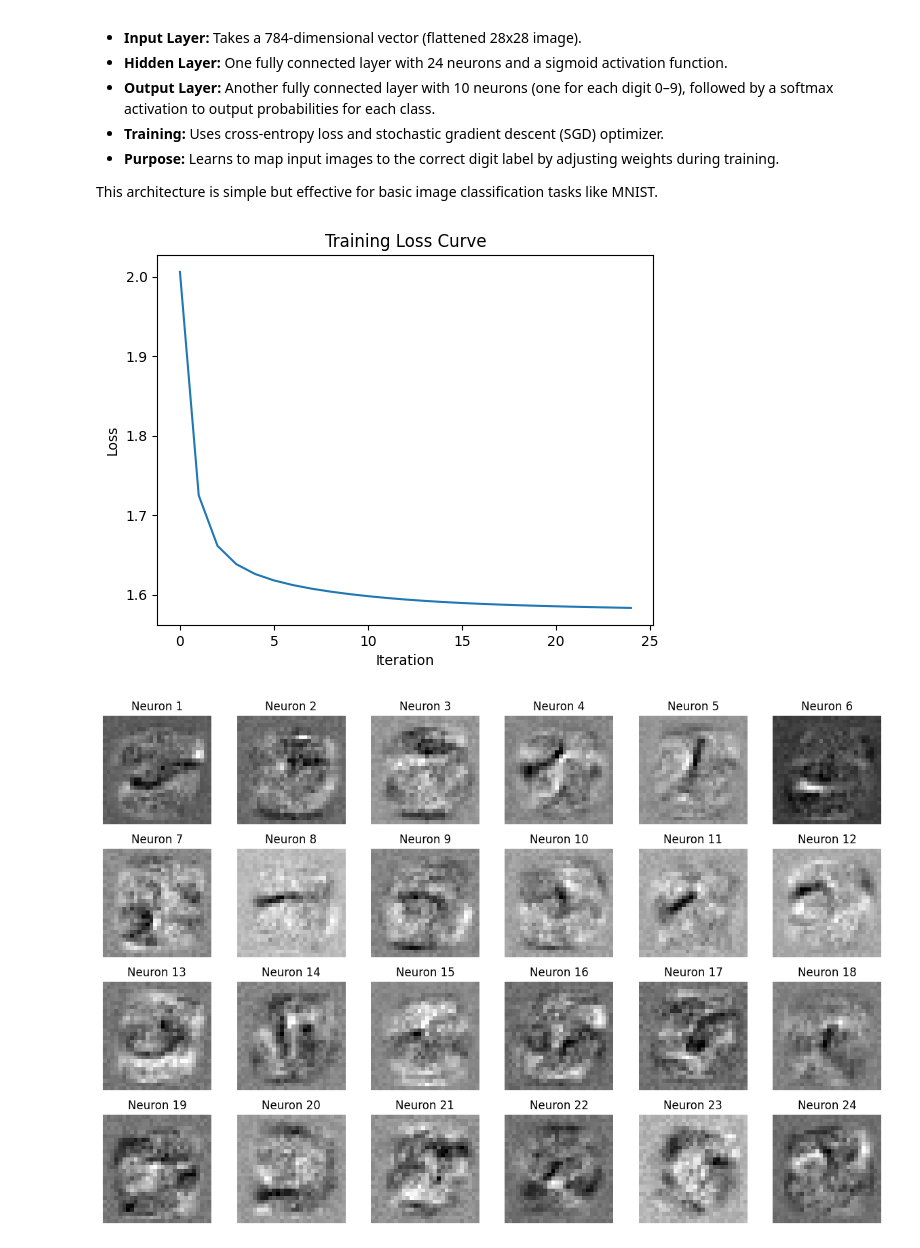
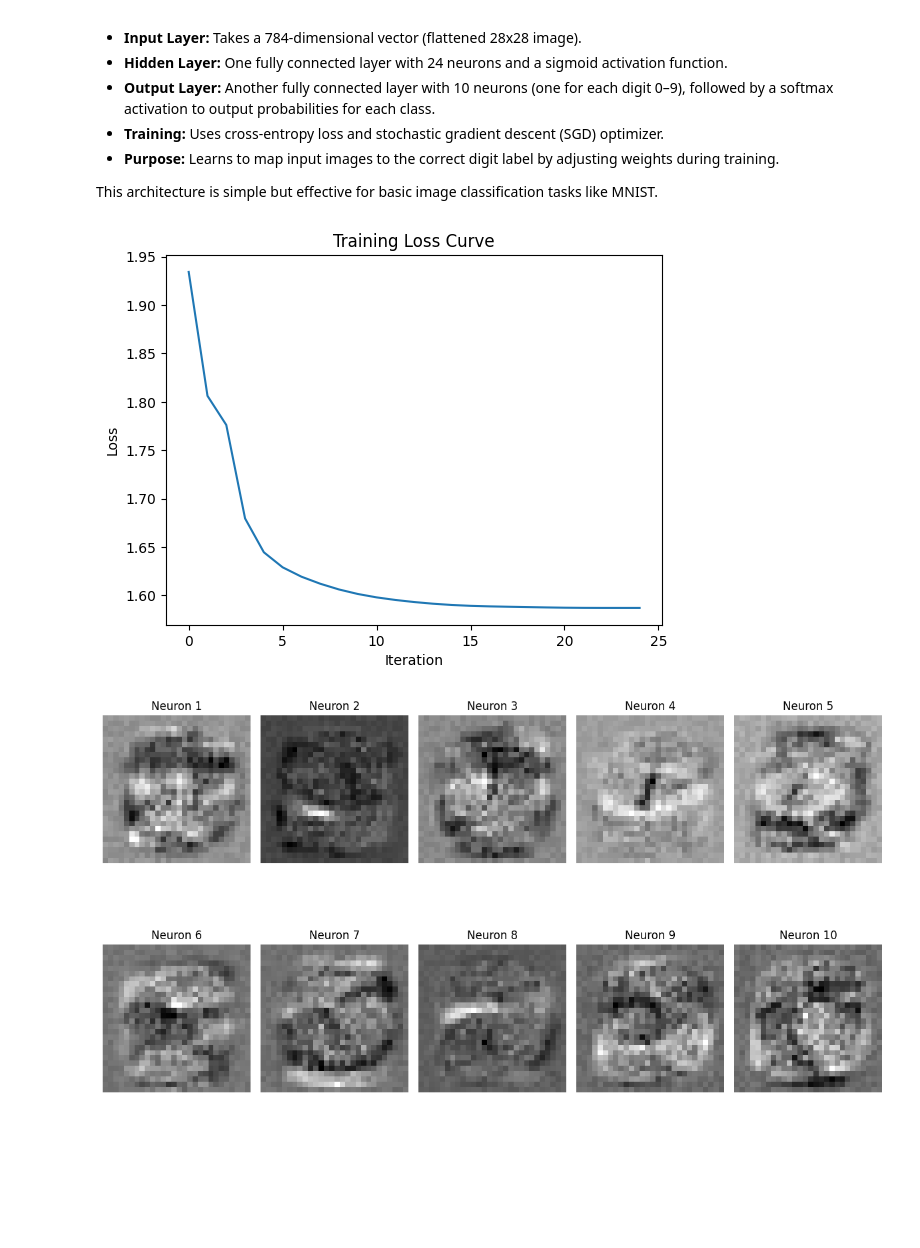
Before and after one commit to luleoli/data-sci-portfolio, a Jupyter notebook: neuralnetwork_/Aula_1.ipynb, the cells around one changed output. Saved outputs shown, nothing was run; the diff lists cells and outputs as text; code cells hidden in the pictures; blank space fills up the shorter version.

```diff
--- a/neuralnetwork_/Aula_1.ipynb
+++ b/neuralnetwork_/Aula_1.ipynb
@@ -177,9 +177,9 @@ y_test_tensor = torch.tensor(y_test, dtype=torch.int64)
 class Net(nn.Module):
     def __init__(self):
         super().__init__()
-        self.fc1 = nn.Linear(784, 24)
+        self.fc1 = nn.Linear(784, 10)
         self.sigmoid = nn.Sigmoid()
-        self.fc2 = nn.Linear(24, 10)
+        self.fc2 = nn.Linear(10, 10)
         self.softmax = nn.Softmax(dim=1)
 
         # nn.init.zeros_(self.fc1.weight)
@@ -257,17 +257,17 @@ plt.ylabel('Loss')
 plt.title('Training Loss Curve')
 plt.show()
 # %% [output]
-[figure, old version]
+[figure, new version]
 # %%
 # Visualizacao dos pesos da primeira camada
 weights = model.fc1.weight.data.numpy()
-fig, axes = plt.subplots(4, 6, figsize=(12, 8))
+fig, axes = plt.subplots(2, 5, figsize=(12, 8))
 for i, ax in enumerate(axes.flat):
-    if i < 24:
+    if i < 10:
         ax.imshow(weights[i].reshape(28, 28), cmap='gray')
         ax.set_title(f'Neuron {i+1}')
     ax.axis('off')
 plt.tight_layout()
 plt.show()
 # %% [output]
-[figure, old version]
+[figure, new version]
```
Also changed, not shown: parts of 12 cells of this notebook.
